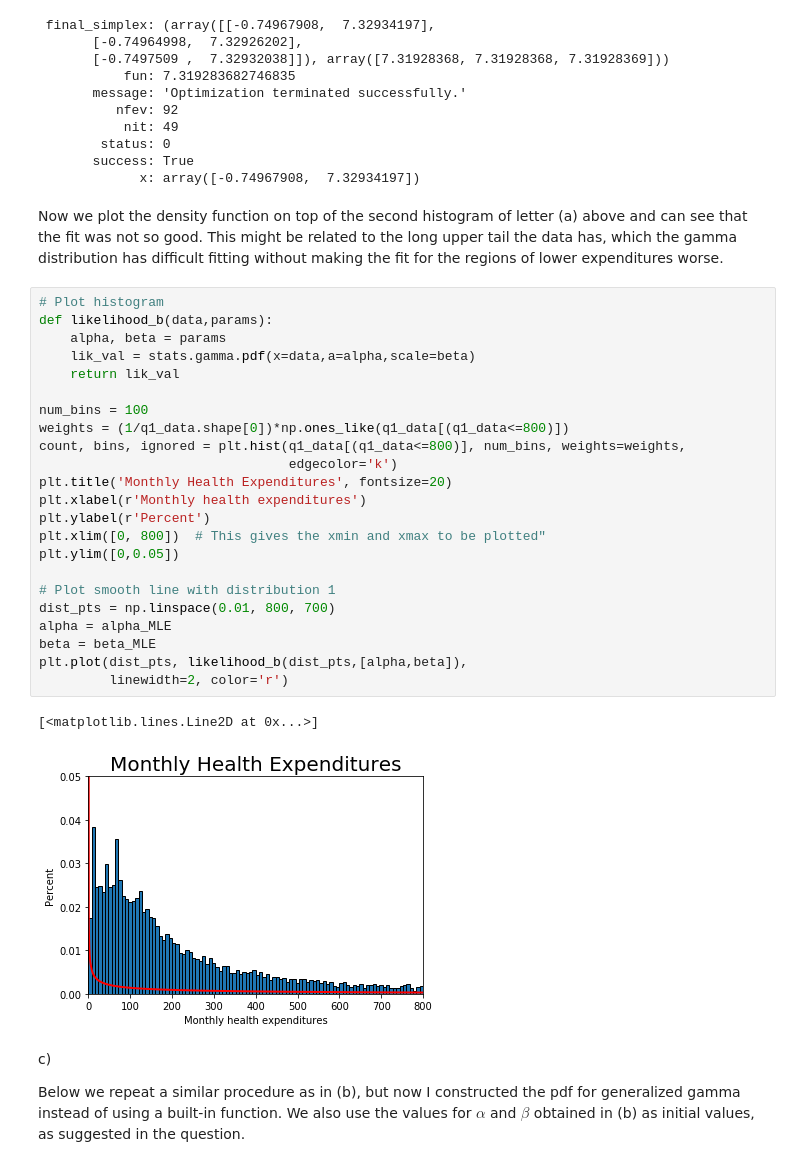
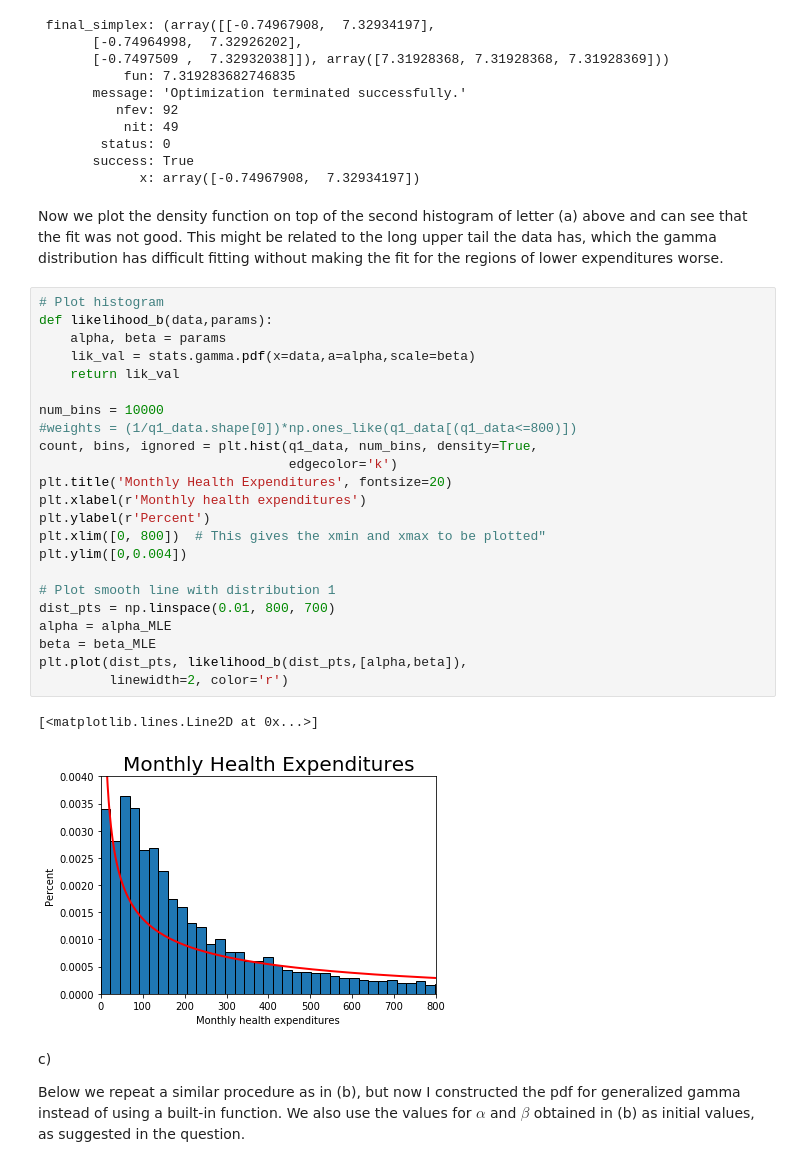
Before and after one commit to phalcantara/StructEst_W19, a Jupyter notebook: ProblemSets/PS2/PS2_Paulo_Ramos.ipynb, the cells around one changed output. Cells and saved outputs as stored; diff of their text form.

```diff
--- a/ProblemSets/PS2/PS2_Paulo_Ramos.ipynb
+++ b/ProblemSets/PS2/PS2_Paulo_Ramos.ipynb
@@ -107,33 +107,33 @@ results_uncstr_b
        success: True
              x: array([-0.74967908,  7.32934197])
 # %% [markdown]
-Now we plot the density function on top of the second histogram of letter (a) above and can see that the fit was not so good. This might be related to the long upper tail the data has, which the gamma distribution has difficult fitting without making the fit for the regions of lower expenditures worse.
+Now we plot the density function on top of the second histogram of letter (a) above and can see that the fit was not good. This might be related to the long upper tail the data has, which the gamma distribution has difficult fitting without making the fit for the regions of lower expenditures worse.
 # %%
 # Plot histogram
 def likelihood_b(data,params):
     alpha, beta = params
     lik_val = stats.gamma.pdf(x=data,a=alpha,scale=beta)
     return lik_val
 
-num_bins = 100
-weights = (1/q1_data.shape[0])*np.ones_like(q1_data[(q1_data<=800)])
-count, bins, ignored = plt.hist(q1_data[(q1_data<=800)], num_bins, weights=weights,
+num_bins = 10000
+#weights = (1/q1_data.shape[0])*np.ones_like(q1_data[(q1_data<=800)])
+count, bins, ignored = plt.hist(q1_data, num_bins, density=True,
                                 edgecolor='k')
 plt.title('Monthly Health Expenditures', fontsize=20)
 plt.xlabel(r'Monthly health expenditures')
 plt.ylabel(r'Percent')
 plt.xlim([0, 800])  # This gives the xmin and xmax to be plotted"
-plt.ylim([0,0.05])
+plt.ylim([0,0.004])
 
 # Plot smooth line with distribution 1
 dist_pts = np.linspace(0.01, 800, 700)
 alpha = alpha_MLE
 beta = beta_MLE
 plt.plot(dist_pts, likelihood_b(dist_pts,[alpha,beta]),
          linewidth=2, color='r')
 # %% [output]
 [<matplotlib.lines.Line2D at 0x...>]
-[figure, old version]
+[figure, new version]
 # %% [markdown]
 c)
 
```
Also changed, not shown: parts of 22 cells of this notebook.
